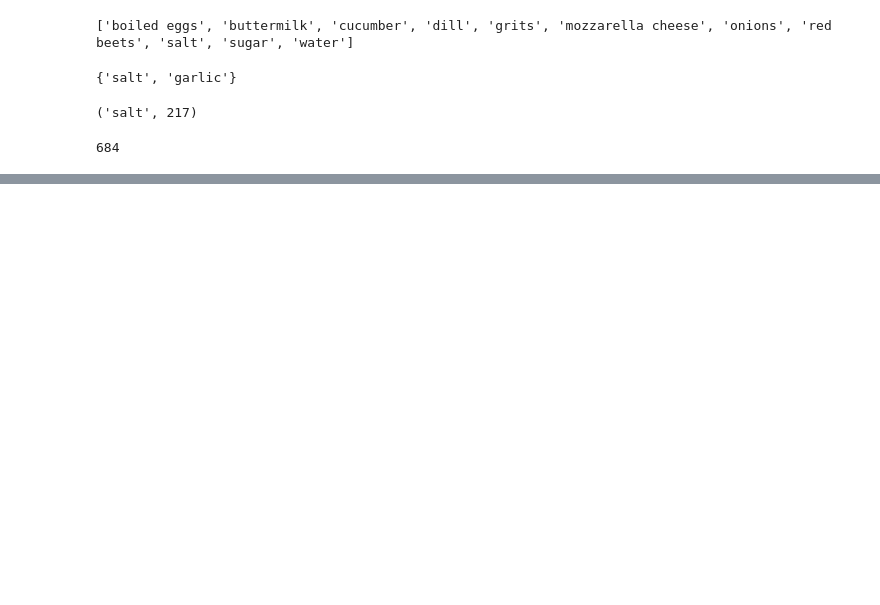
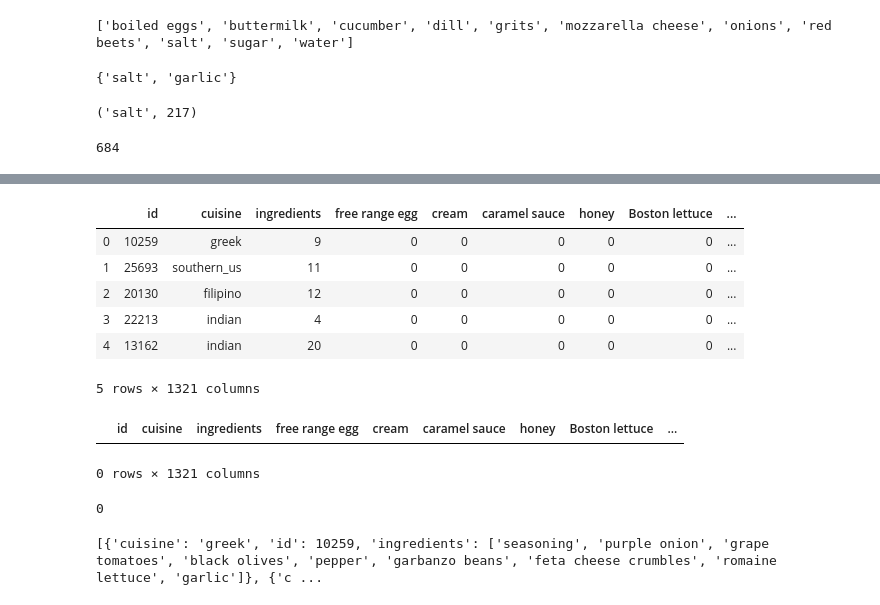
Before and after one commit to islonik/ds, a Jupyter notebook: notebooks/b8.ipynb, the cells around one changed output, grey strips where cells are left out. Drawn from its saved outputs; the diff is of its cells as text; code cells hidden in the pictures; blank space fills up the shorter version.

```diff
--- a/notebooks/b8.ipynb
+++ b/notebooks/b8.ipynb
@@ -148,0 +200,12 @@ print(len(uuset))
+# %%
+
+dfn = pd.read_csv('csv/b8/recipes.csv')
+dfn.head(5)
+# %% [output]
+|  | id | cuisine | ingredients | free range egg | cream | caramel sauce | honey | Boston lettuce | ... |
+| 0 | 10259 | greek | 9 | 0 | 0 | 0 | 0 | 0 | ... |
+| 1 | 25693 | southern_us | 11 | 0 | 0 | 0 | 0 | 0 | ... |
+| 2 | 20130 | filipino | 12 | 0 | 0 | 0 | 0 | 0 | ... |
+| 3 | 22213 | indian | 4 | 0 | 0 | 0 | 0 | 0 | ... |
+| 4 | 13162 | indian | 20 | 0 | 0 | 0 | 0 | 0 | ... |
+5 rows × 1321 columns
@@ -148,0 +218,9 @@ print(len(uuset))
+# %%
+dfn[dfn['id'] == '10259'].head()
+# %% [output]
+|  | id | cuisine | ingredients | free range egg | cream | caramel sauce | honey | Boston lettuce | ... |
+0 rows × 1321 columns
+# %%
+print(dfn[dfn['id'] == 10259]['free range egg'].iloc[0])
+# %% [output]
+0
@@ -148,0 +236,11 @@ print(len(uuset))
+# %%
+new_recipes = []
+for current_id in ids:
+    cuisine = df[df['id'] == current_id]['cuisine'].iloc[0]
+    current_ingredients = make_list(df[df['id'] == current_id])
+    current_recipe = {'cuisine': cuisine, 'id': int(current_id), 'ingredients': current_ingredients}
+    new_recipes.append(current_recipe)
+
+print(new_recipes)
+# %% [output]
+[{'cuisine': 'greek', 'id': 10259, 'ingredients': ['seasoning', 'purple onion', 'grape tomatoes', 'black olives', 'pepper', 'garbanzo beans', 'feta cheese crumbles', 'romaine lettuce', 'garlic']}, {'c ...
```
Also changed, not shown: parts of 12 cells of this notebook, 3 other files.
